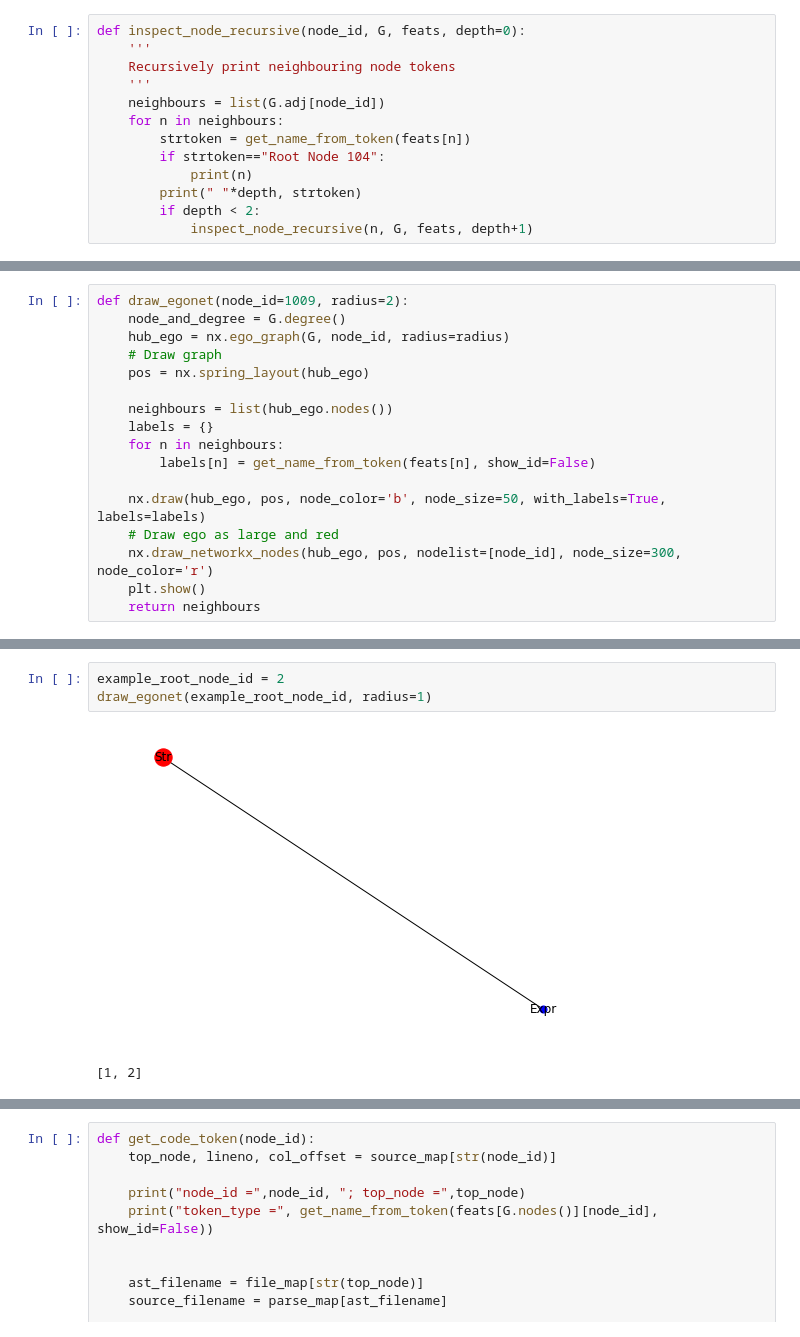
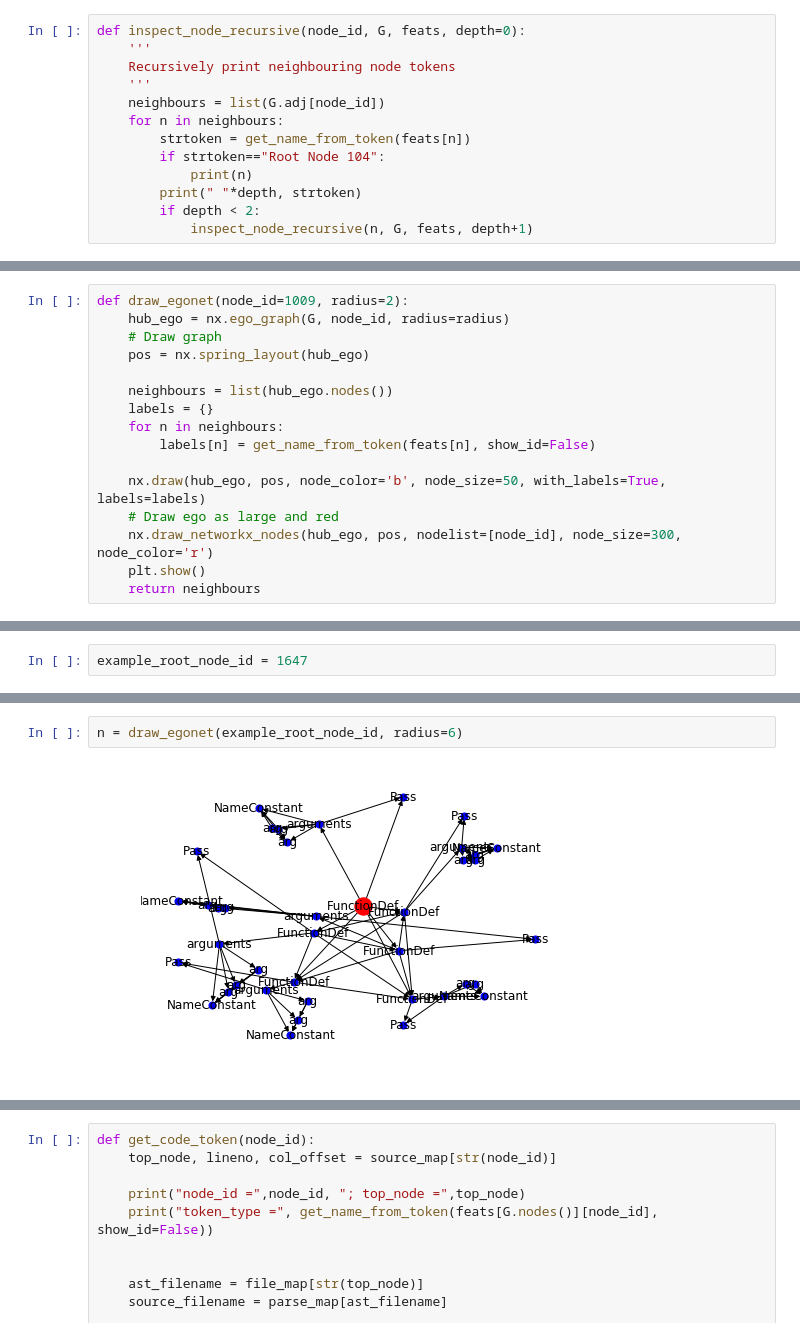
Before and after one commit to dtsbourg/codegraph-fmt, a Jupyter notebook: Inspector.ipynb, the cells around one changed output, grey strips where cells are left out. Saved outputs shown, nothing was run; the diff lists cells and outputs as text.

```diff
--- a/Inspector.ipynb
+++ b/Inspector.ipynb
@@ -182,6 +200,5 @@ inspect_node_recursive(0, G=G, feats=feats)
 # %%
 def draw_egonet(node_id=1009, radius=2):
-    node_and_degree = G.degree()
     hub_ego = nx.ego_graph(G, node_id, radius=radius)
     # Draw graph
     pos = nx.spring_layout(hub_ego)
@@ -213,0 +235,2 @@ for i in range(10):
+# %%
+example_root_node_id = 1647
@@ -214,6 +241,4 @@ for i in range(10):
 # %%
-example_root_node_id = 2
-draw_egonet(example_root_node_id, radius=1)
+n = draw_egonet(example_root_node_id, radius=6)
 # %% [output]
-[figure, old version]
+[figure, new version]
-[1, 2]
```
Also changed, not shown: parts of 79 cells of this notebook.
